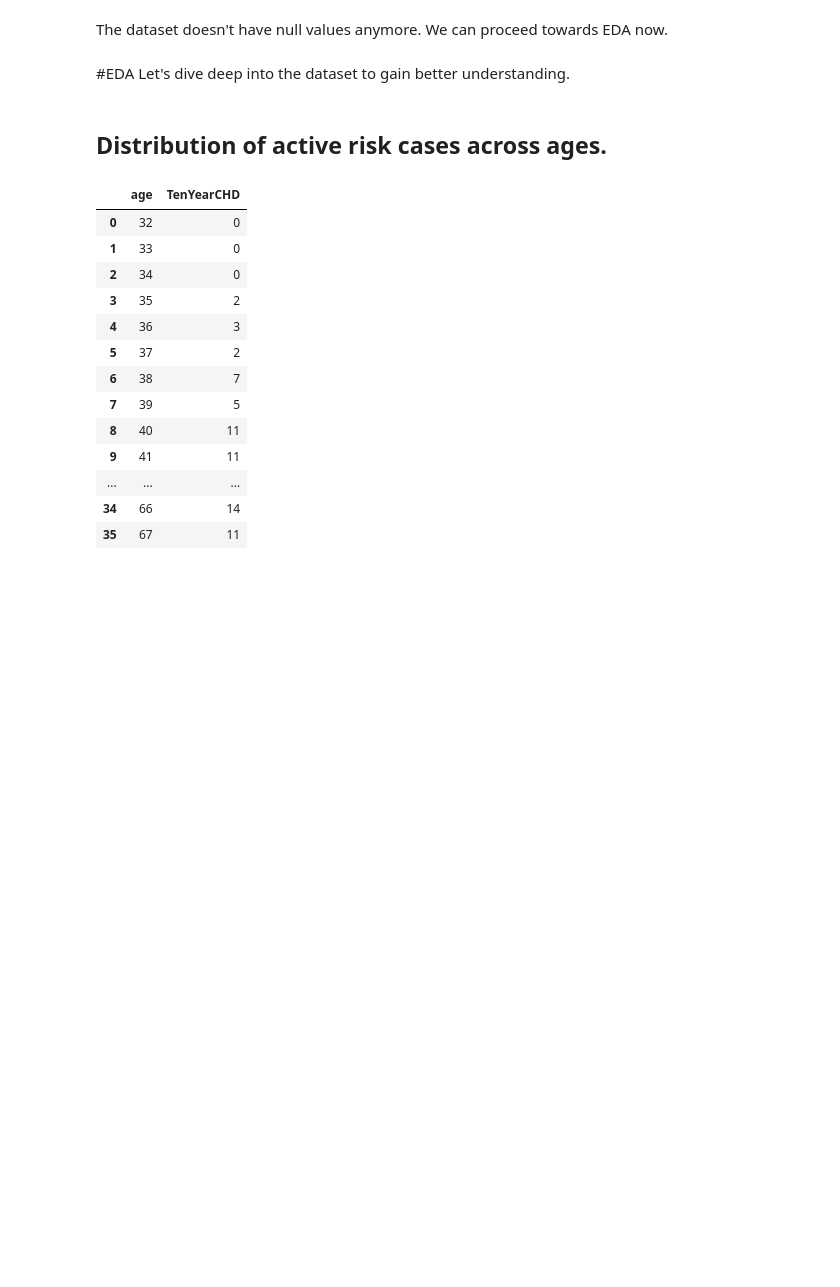
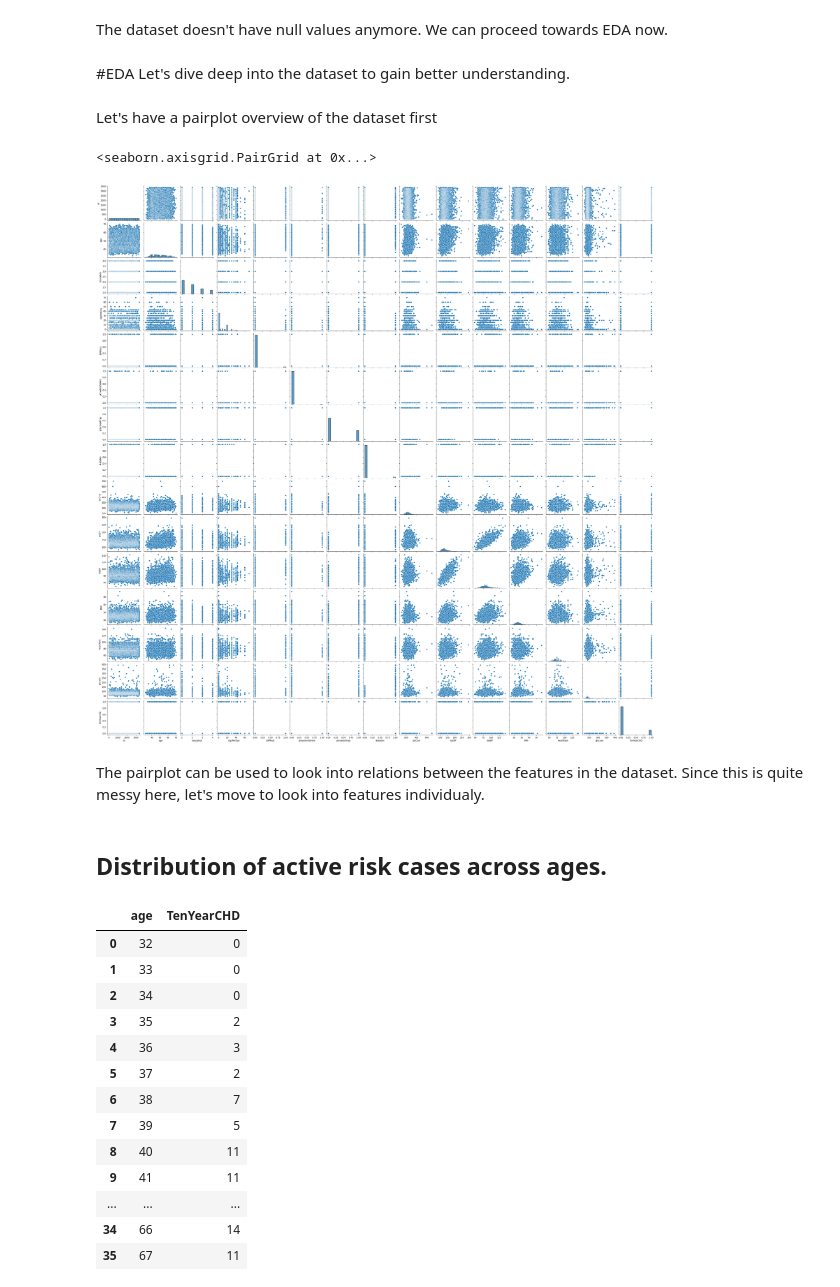
Before and after one commit to cpvivek/Coronary-Heart-Disease-Risk-Prediction, a Jupyter notebook: Capstone_Project_ML_Classification_Cardiovascular_Disease_Risk.ipynb, the cells around one changed output. Saved outputs shown, nothing was run; the diff lists cells and outputs as text; code cells hidden in the pictures; blank space fills up the shorter version.

```diff
--- a/Capstone_Project_ML_Classification_Cardiovascular_Disease_Risk.ipynb
+++ b/Capstone_Project_ML_Classification_Cardiovascular_Disease_Risk.ipynb
@@ -168,6 +168,16 @@ The dataset doesn't have null values anymore. We can proceed towards EDA now.
 # %% [markdown]
 #EDA
 Let's dive deep into the dataset to gain better understanding.
+# %% [markdown]
+Let's have a pairplot overview of the dataset first
+# %%
+sns.pairplot(df)
+# %% [output]
+<seaborn.axisgrid.PairGrid at 0x...>
+[figure, added]
+# %% [markdown]
+The pairplot can be used to look into relations between the features in the dataset.
+Since this is quite messy here, let's move to look into features individualy.
 # %% [markdown]
 ## Distribution of active risk cases across ages.
 # %%
```
Also changed, not shown: parts of 39 cells of this notebook.
